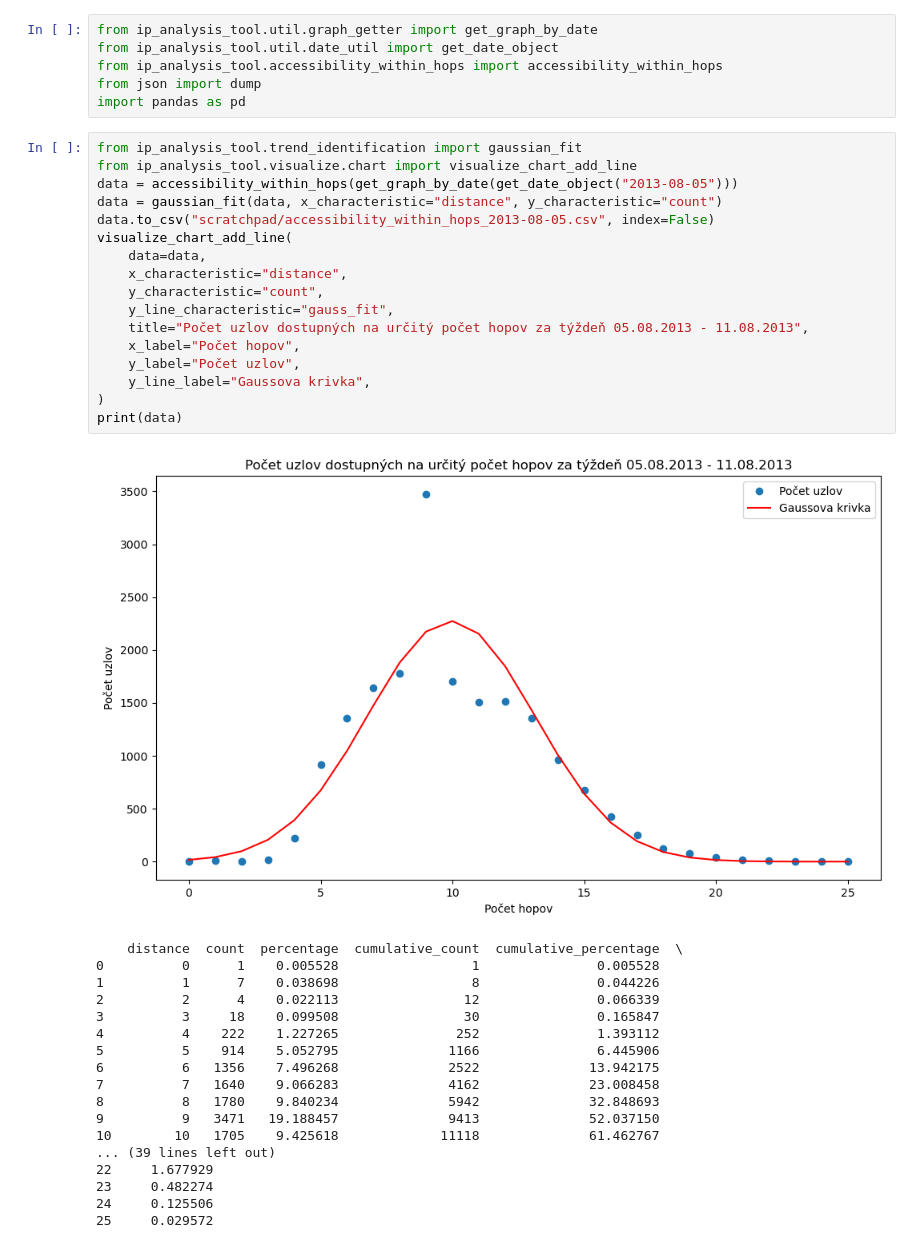
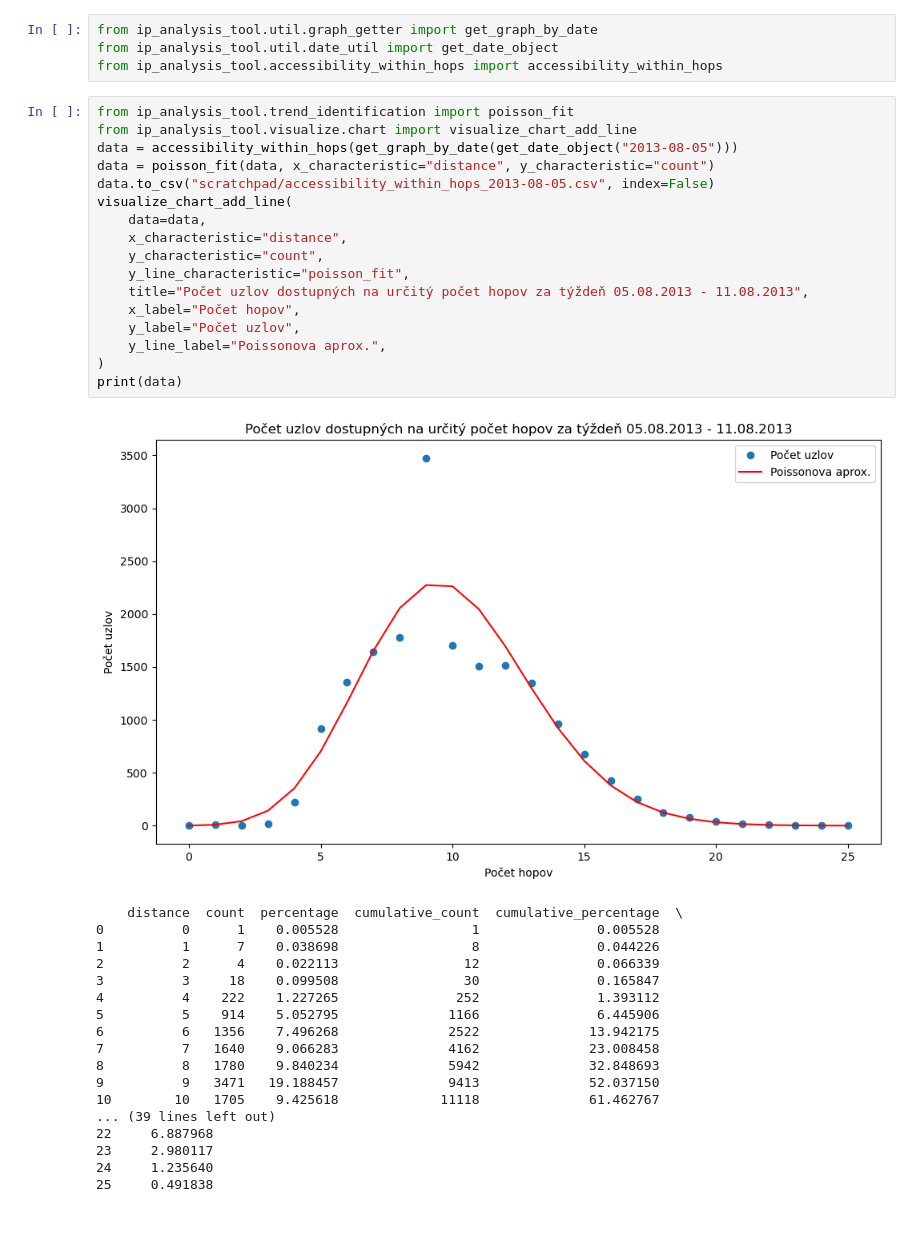
Before and after one commit to Crelip/IPAnalysisTool, a Jupyter notebook: notebooks/hop_analysis.ipynb, the cells around one changed output. Saved outputs shown, nothing was run; the diff lists cells and outputs as text.

```diff
--- a/notebooks/hop_analysis.ipynb
+++ b/notebooks/hop_analysis.ipynb
@@ -2,27 +2,25 @@
 from ip_analysis_tool.util.graph_getter import get_graph_by_date
 from ip_analysis_tool.util.date_util import get_date_object
 from ip_analysis_tool.accessibility_within_hops import accessibility_within_hops
-from json import dump
-import pandas as pd
 # %%
-from ip_analysis_tool.trend_identification import gaussian_fit
+from ip_analysis_tool.trend_identification import poisson_fit
 from ip_analysis_tool.visualize.chart import visualize_chart_add_line
 data = accessibility_within_hops(get_graph_by_date(get_date_object("2013-08-05")))
-data = gaussian_fit(data, x_characteristic="distance", y_characteristic="count")
+data = poisson_fit(data, x_characteristic="distance", y_characteristic="count")
 data.to_csv("scratchpad/accessibility_within_hops_2013-08-05.csv", index=False)
 visualize_chart_add_line(
     data=data,
     x_characteristic="distance",
     y_characteristic="count",
-    y_line_characteristic="gauss_fit",
+    y_line_characteristic="poisson_fit",
     title="Počet uzlov dostupných na určitý počet hopov za týždeň 05.08.2013 - 11.08.2013",
     x_label="Počet hopov",
     y_label="Počet uzlov",
-    y_line_label="Gaussova krivka",
+    y_line_label="Poissonova aprox.",
 )
 print(data)
 # %% [output]
-[figure, old version]
+[figure, new version]
     distance  count  percentage  cumulative_count  cumulative_percentage  \
 0          0      1    0.005528                 1               0.005528
 1          1      7    0.038698                 8               0.044226
@@ -36,10 +34,10 @@ print(data)
 9          9   3471   19.188457              9413              52.037150
 10        10   1705    9.425618             11118              61.462767
 ... (39 lines left out)
-22     1.677929
-23     0.482274
-24     0.125506
-25     0.029572
+22     6.887968
+23     2.980117
+24     1.235640
+25     0.491838
 # %%
 # Entire data range
 from ip_analysis_tool.visualize.chart import visualize_chart_add_line
```
Also changed, not shown: parts of 1 cell of this notebook, 1 other file.
